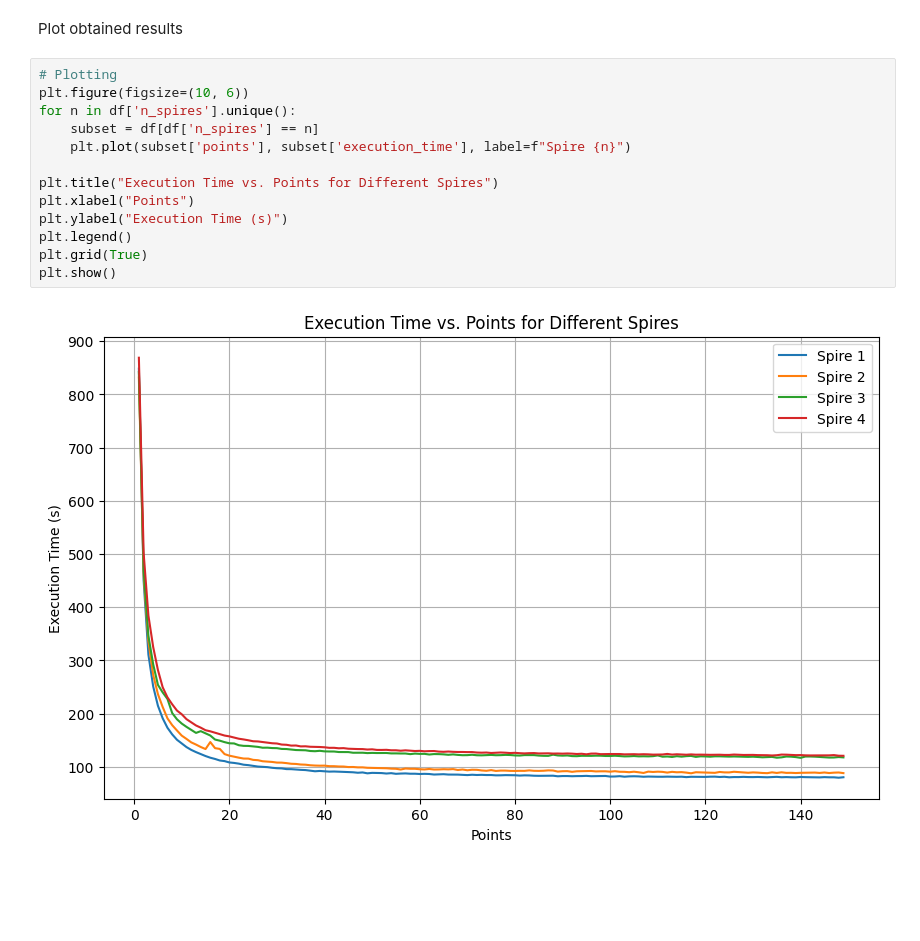
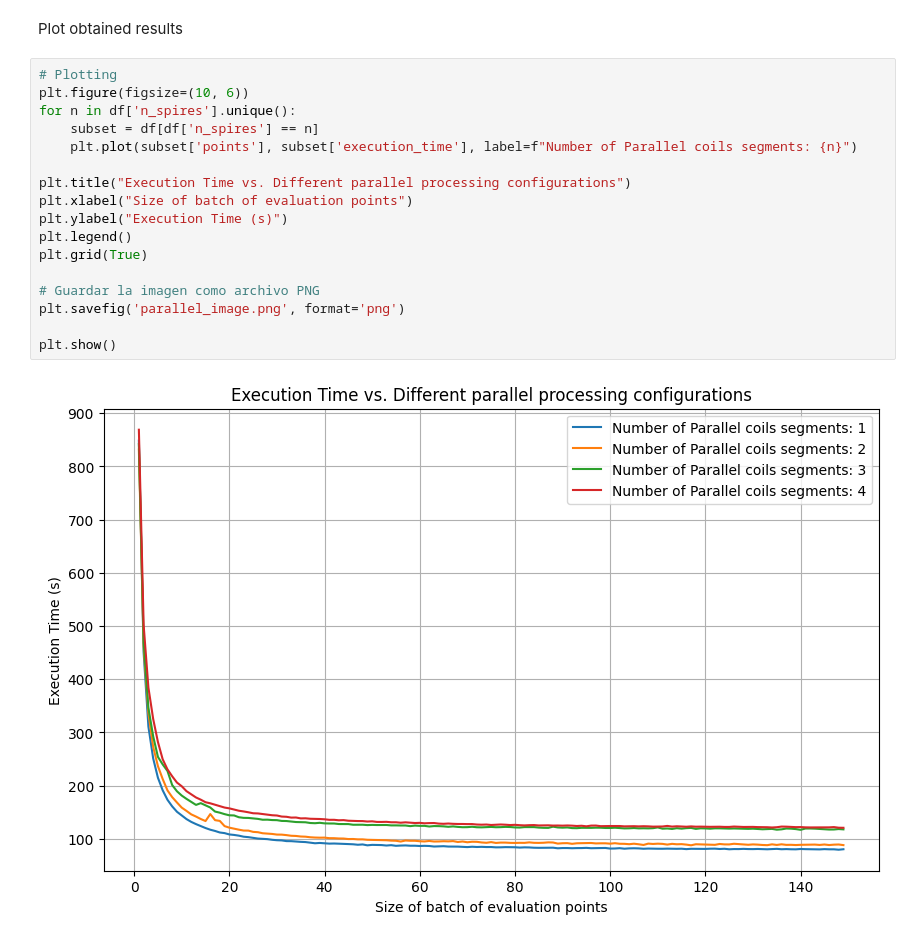
Before and after one commit to Bespi123/HelmholtzSim, a Jupyter notebook: notebooks/parallel_pro_test.ipynb, the cells around one changed output. Saved outputs shown, nothing was run; the diff lists cells and outputs as text; blank space fills up the shorter version.

Commit message:
update parallel test

```diff
--- a/notebooks/parallel_pro_test.ipynb
+++ b/notebooks/parallel_pro_test.ipynb
@@ -86,15 +86,19 @@ Plot obtained results
 # %%
 # Plotting
 plt.figure(figsize=(10, 6))
 for n in df['n_spires'].unique():
     subset = df[df['n_spires'] == n]
-    plt.plot(subset['points'], subset['execution_time'], label=f"Spire {n}")
+    plt.plot(subset['points'], subset['execution_time'], label=f"Number of Parallel coils segments: {n}")
 
-plt.title("Execution Time vs. Points for Different Spires")
-plt.xlabel("Points")
+plt.title("Execution Time vs. Different parallel processing configurations")
+plt.xlabel("Size of batch of evaluation points")
 plt.ylabel("Execution Time (s)")
 plt.legend()
 plt.grid(True)
+
+# Guardar la imagen como archivo PNG
+plt.savefig('parallel_image.png', format='png')
+
 plt.show()
 # %% [output]
-[figure, old version]
+[figure, new version]
```
Also changed, not shown: parts of 1 cell of this notebook.
